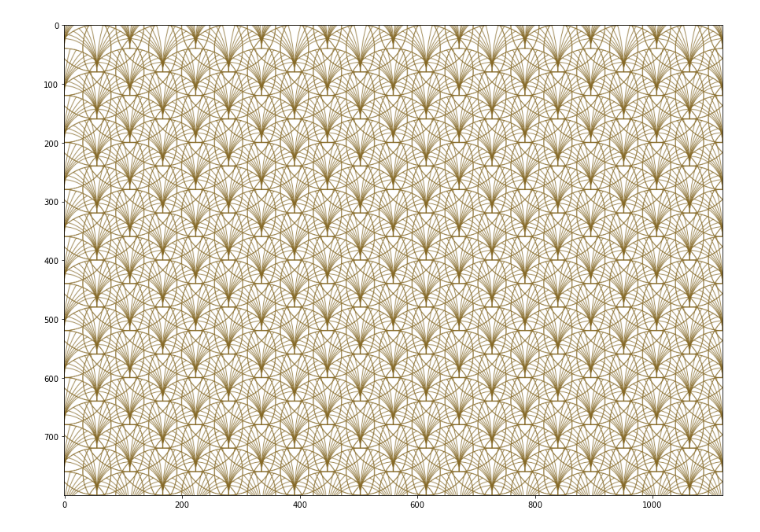
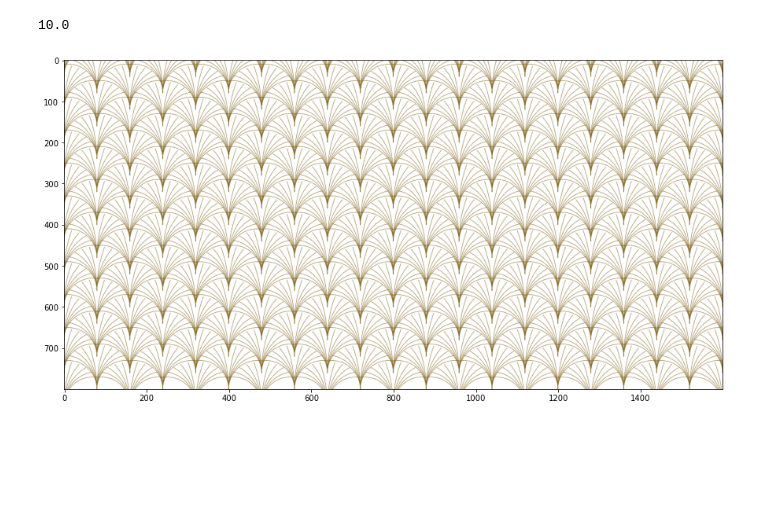
Before and after one commit to fiammante/generativepy_example, a Jupyter notebook: generativepy-artdeco-pattern.ipynb, the cells around one changed output. Saved outputs shown, nothing was run; the diff lists cells and outputs as text; code cells hidden in the pictures; blank space fills up the shorter version.

Commit message:
Add lotus flower pattern

```diff
--- a/generativepy-artdeco-pattern.ipynb
+++ b/generativepy-artdeco-pattern.ipynb
@@ -204,19 +204,22 @@ def drawleftpart(ctx,turtle):
     global stop
     global half_pattern_w
     global pattern_h
+    global pattern_type
+    global ratio
     # some colors defined
     r,g,b=0x87/256,0x6a/256,0x28/256
 
     turtle.move_to(half_pattern_w,pattern_h)
-    turtle.circle((turtle.x,turtle.y),radius,Color(r,g,b),1)
+    if pattern_type==0:
+        turtle.circle((turtle.x,turtle.y),radius,Color(r,g,b),1)
     turtle.set_heading(-pi/2)
     # Now start drawing using push and pop to restore position when several subpatterns are connected to a given point
 
     turtle.push().set_style(Color(r,g,b),line_width=1).pop()
 
-    for i in range(1,number_of_arcs+1):
+    for i in range(1,number_of_arcs):
         iarcangle=(i*stepangle)
-        midarcradius=radius/(2*math.sin(iarcangle))
+        midarcradius=radius/(ratio*math.sin(iarcangle))
         iarcangle*=2
         turtle.push()
         turtle.set_heading(0)
@@ -272,36 +275,47 @@ def draw(ctx, width, height, frame_no, frame_count):
 # some global variables
 global pi
 global h_count
 global v_count
 global radius
 global arcradius
 global arcangle
 global number_of_arcs
 global stepangle
 global endangle
 global stop
 global half_pattern_w
 global pattern_h
+global pattern_type
+global ratio
 pi=math.pi
 radius=80
-arcangle=pi/4
-arcradius=radius/(2*math.sin(arcangle))
+pattern_type=1
+if pattern_type==0:
+    arcangle=pi/4
+    half_pattern_w=int(math.cos(arcangle)*radius)
+    ratio=2
+else:
+    arcangle=pi/3
+    half_pattern_w=int(radius)
+    ratio=1.5
+arcradius=radius/(ratio*math.sin(arcangle))
 number_of_arcs=6
 endangle=arcangle
 stepangle=endangle/number_of_arcs
-
+print(math.degrees(stepangle))
 v_count=10
 h_count=10
-half_pattern_w=int(math.cos(arcangle)*radius)
-pattern_h=int(radius)
+
+pattern_h=radius
 w=h_count*2*half_pattern_w
 h=v_count*pattern_h
 # make an image frame to display below
 stop=0
 a=make_image_frame(draw,w, h,3)
 plt.imshow(a)
 plt.show()
 # make a svg from patterns
 make_svg("artdeco.svg", draw,w, h)
 # %% [output]
+10.0
-[figure, old version]
+[figure, new version]
```
Also changed, not shown: 1 other file.
